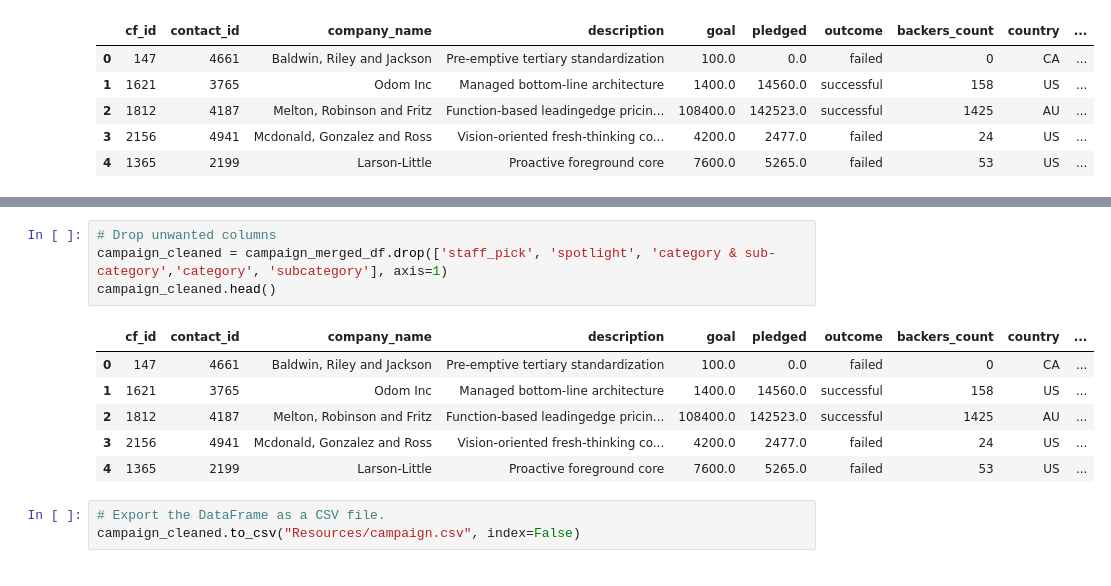
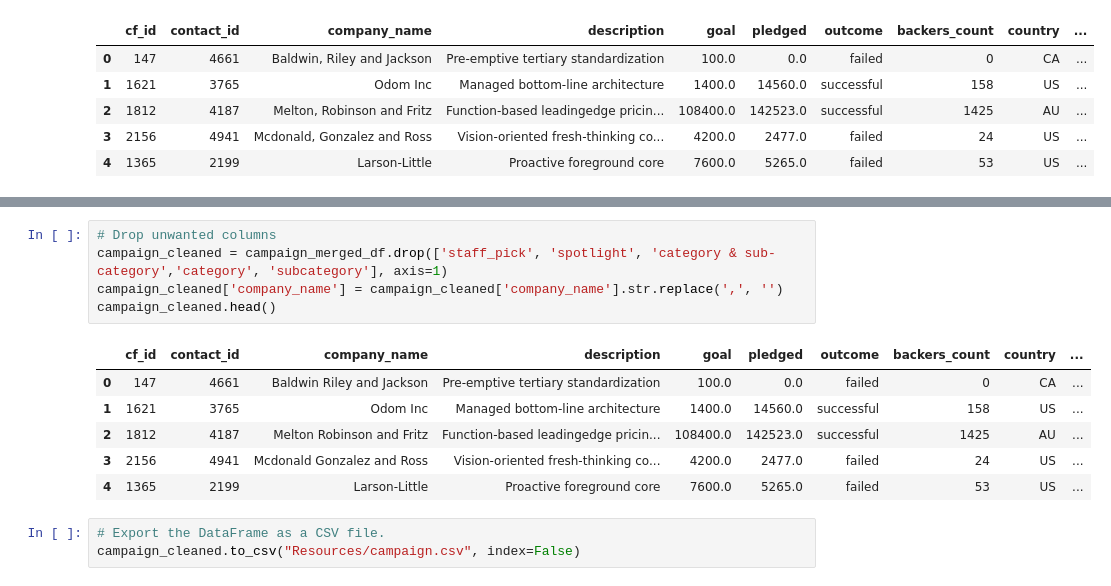
Before and after one commit to DebK76/crowdfunding_ETL, a Jupyter notebook: ETL_Mini_Project_TGresco_EHagos_JHeaton_DKabir.ipynb, the cells around one changed output, grey strips where cells are left out. Cells and saved outputs as stored; diff of their text form.

```diff
--- a/ETL_Mini_Project_TGresco_EHagos_JHeaton_DKabir.ipynb
+++ b/ETL_Mini_Project_TGresco_EHagos_JHeaton_DKabir.ipynb
@@ -269,13 +269,14 @@ campaign_merged_df.tail(10)
 # %%
 # Drop unwanted columns
 campaign_cleaned = campaign_merged_df.drop(['staff_pick', 'spotlight', 'category & sub-category','category', 'subcategory'], axis=1)
+campaign_cleaned['company_name'] = campaign_cleaned['company_name'].str.replace(',', '')
 campaign_cleaned.head()
 # %% [output]
 |  | cf_id | contact_id | company_name | description | goal | pledged | outcome | backers_count | country | ... |
-| 0 | 147 | 4661 | Baldwin, Riley and Jackson | Pre-emptive tertiary standardization | 100.0 | 0.0 | failed | 0 | CA | ... |
+| 0 | 147 | 4661 | Baldwin Riley and Jackson | Pre-emptive tertiary standardization | 100.0 | 0.0 | failed | 0 | CA | ... |
 | 1 | 1621 | 3765 | Odom Inc | Managed bottom-line architecture | 1400.0 | 14560.0 | successful | 158 | US | ... |
-| 2 | 1812 | 4187 | Melton, Robinson and Fritz | Function-based leadingedge pricin... | 108400.0 | 142523.0 | successful | 1425 | AU | ... |
-| 3 | 2156 | 4941 | Mcdonald, Gonzalez and Ross | Vision-oriented fresh-thinking co... | 4200.0 | 2477.0 | failed | 24 | US | ... |
+| 2 | 1812 | 4187 | Melton Robinson and Fritz | Function-based leadingedge pricin... | 108400.0 | 142523.0 | successful | 1425 | AU | ... |
+| 3 | 2156 | 4941 | Mcdonald Gonzalez and Ross | Vision-oriented fresh-thinking co... | 4200.0 | 2477.0 | failed | 24 | US | ... |
 | 4 | 1365 | 2199 | Larson-Little | Proactive foreground core | 7600.0 | 5265.0 | failed | 53 | US | ... |
 # %%
 # Export the DataFrame as a CSV file.
```
Also changed, not shown: 1 other file.
